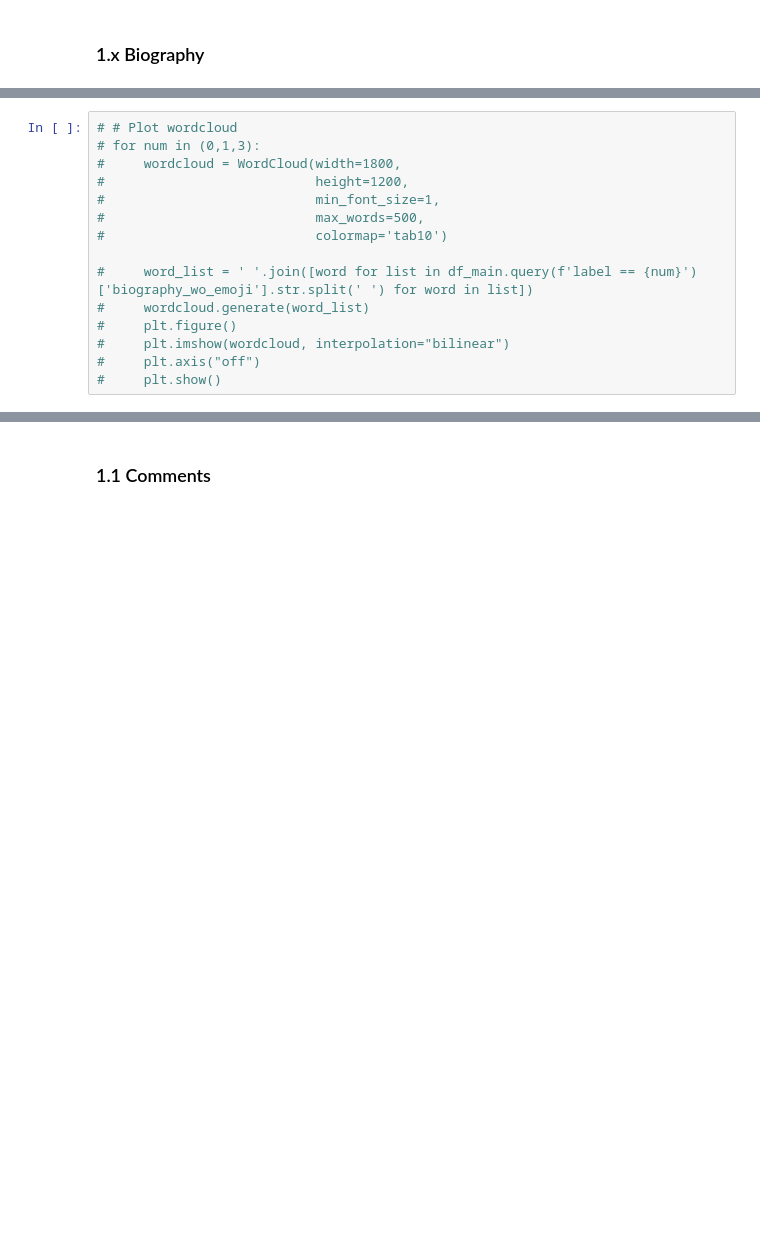
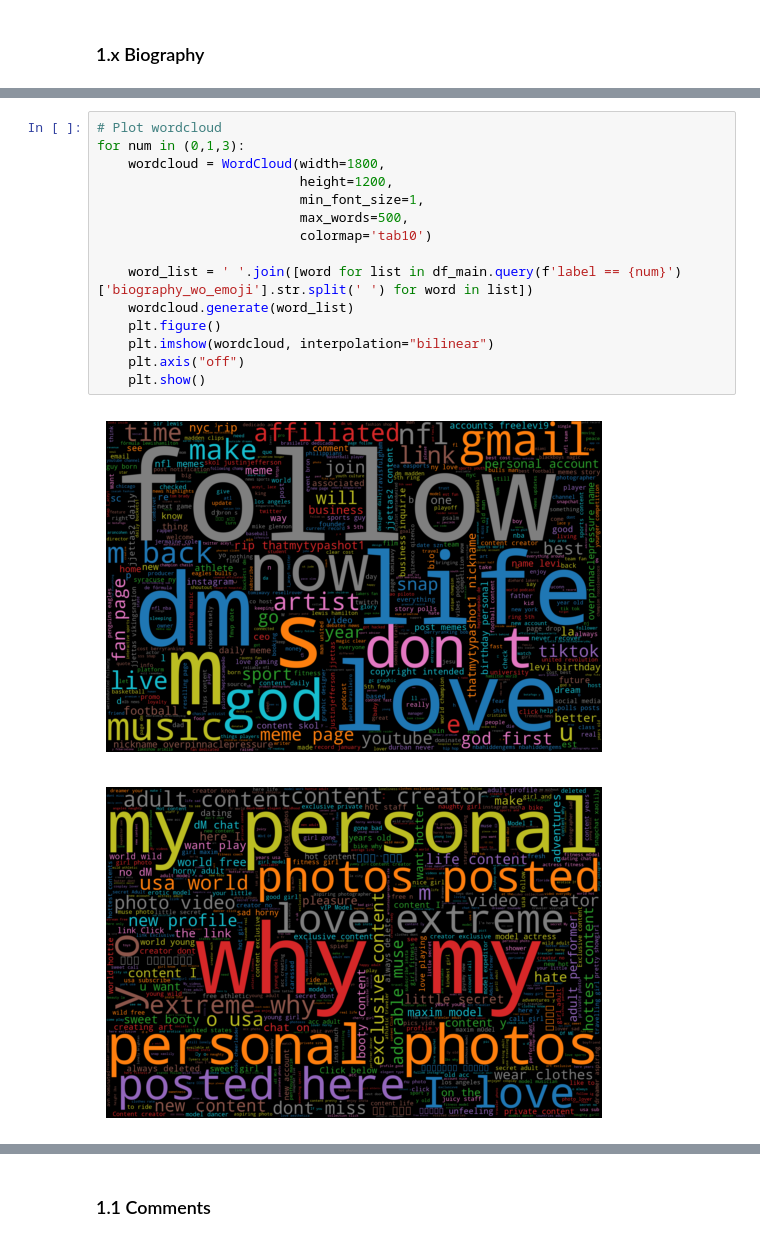
Before and after one commit to marclelamy/instagram_bot_classification, a Jupyter notebook: 4_data_exploration_feature_eng.ipynb, the cells around one changed output, grey strips where cells are left out. Saved outputs shown, nothing was run; the diff lists cells and outputs as text; blank space fills up the shorter version.

```diff
--- a/4_data_exploration_feature_eng.ipynb
+++ b/4_data_exploration_feature_eng.ipynb
@@ -579,17 +577,20 @@ df_main.head()
 | 3 | gentle-crimson-wolf | • 9/26 💘 • | • 9/26 • | 💘 | 1.0 | 1.0 | ... |
 | 4 | festive-uppish-leech | stay mad bum | stay mad bum |  | 0.0 | 0.0 | ... |
 # %%
-# # Plot wordcloud
-# for num in (0,1,3):
-#     wordcloud = WordCloud(width=1800,
-#                           height=1200,
-#                           min_font_size=1,
-#                           max_words=500,
-#                           colormap='tab10')
+# Plot wordcloud
+for num in (0,1,3):
+    wordcloud = WordCloud(width=1800,
+                          height=1200,
+                          min_font_size=1,
+                          max_words=500,
+                          colormap='tab10')
 
-#     word_list = ' '.join([word for list in df_main.query(f'label == {num}')['biography_wo_emoji'].str.split(' ') for word in list])
-#     wordcloud.generate(word_list)
-#     plt.figure()
-#     plt.imshow(wordcloud, interpolation="bilinear")
-#     plt.axis("off")
-#     plt.show()
+    word_list = ' '.join([word for list in df_main.query(f'label == {num}')['biography_wo_emoji'].str.split(' ') for word in list])
+    wordcloud.generate(word_list)
+    plt.figure()
+    plt.imshow(wordcloud, interpolation="bilinear")
+    plt.axis("off")
+    plt.show()
+# %% [output]
+[figure, added]
+[figure, added]
```
Also changed, not shown: parts of 36 cells of this notebook.
